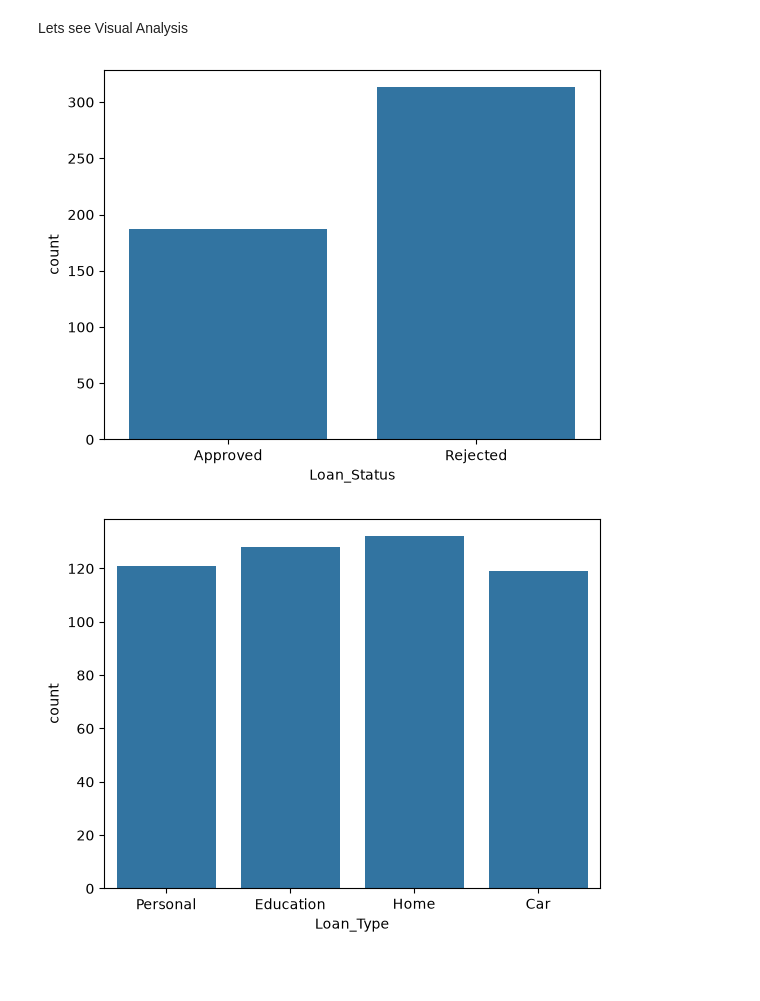
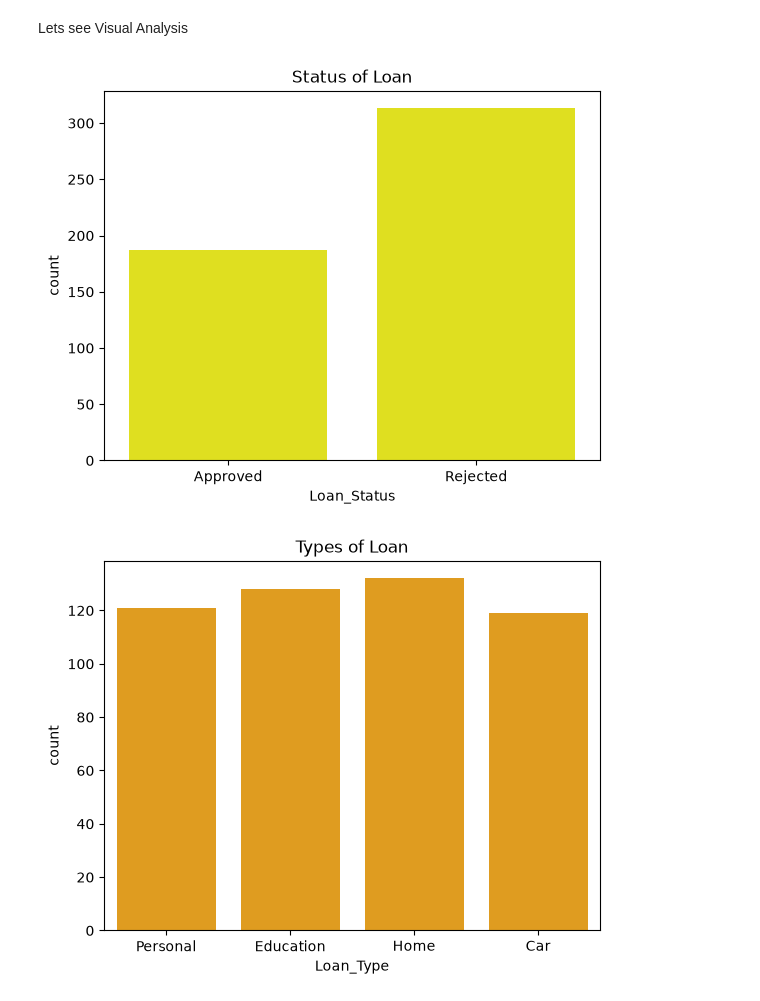
Before and after one commit to analytical31/Banking_Loan_Analysis, a Jupyter notebook: banking_loan_analysis.ipynb, the cells around one changed output. Saved outputs shown, nothing was run; the diff lists cells and outputs as text; code cells hidden in the pictures; blank space fills up the shorter version.

```diff
--- a/banking_loan_analysis.ipynb
+++ b/banking_loan_analysis.ipynb
@@ -27,20 +27,20 @@ print(df.head())
 Lets see Visual Analysis
 # %%
 # 1. visul- Loan Status
-
-sns.countplot(x='Loan_Status', data=df)
-
+plt.Figure(figsize=(6,2))
+sns.countplot(x='Loan_Status', data=df, color='yellow')
+plt.title("Status of Loan")
 plt.show()
 # %% [output]
-[figure, old version]
+[figure, new version]
 # %%
 #2. visual- Loan Type
-
-sns.countplot(x='Loan_Type', data=df)
-
+plt.Figure(figsize=(4,2))
+sns.countplot(x='Loan_Type', data=df, color='orange')
+plt.title("Types of Loan")
 plt.show()
 # %% [output]
-[figure, old version]
+[figure, new version]
 # %%
 # 3. visual- Income Distribution
 
```
Also changed, not shown: parts of 6 cells of this notebook.
